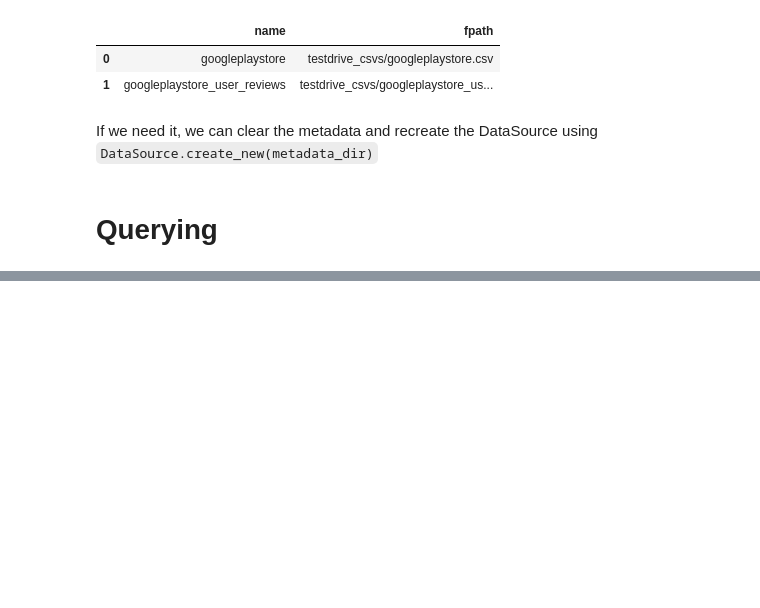
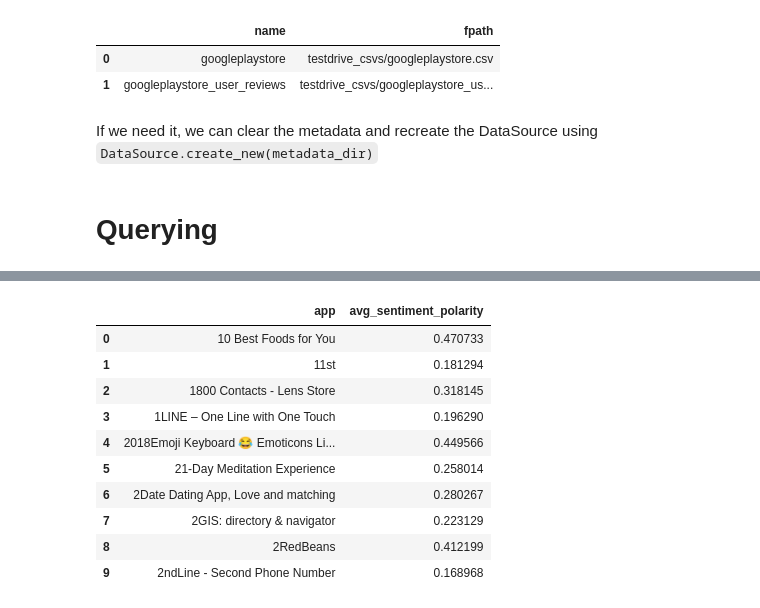
Before and after one commit to mindsdb/dfsql, a Jupyter notebook: testdrive.ipynb, the cells around one changed output, grey strips where cells are left out. Drawn from its saved outputs; the diff is of its cells as text; code cells hidden in the pictures; blank space fills up the shorter version.

```diff
--- a/testdrive.ipynb
+++ b/testdrive.ipynb
@@ -131,0 +142,12 @@ ValueError: labels ['app_y', 'app_x'] not contained in axis
+# %%
+sql = """
+SELECT app, avg(sentiment_polarity) as avg_sentiment_polarity
+FROM (
+    SELECT app, sentiment, sentiment_polarity
+    FROM googleplaystore INNER JOIN googleplaystore_user_reviews ON googleplaystore.app = googleplaystore_user_reviews.app
+) sub
+GROUP BY app
+LIMIT 10
+"""
+ds.query(sql)
+# %% [output]
@@ -131,0 +160,11 @@ ValueError: labels ['app_y', 'app_x'] not contained in axis
+|  | app | avg_sentiment_polarity |
+| 0 | 10 Best Foods for You | 0.470733 |
+| 1 | 11st | 0.181294 |
+| 2 | 1800 Contacts - Lens Store | 0.318145 |
+| 3 | 1LINE – One Line with One Touch | 0.196290 |
+| 4 | 2018Emoji Keyboard 😂 Emoticons Li... | 0.449566 |
+| 5 | 21-Day Meditation Experience | 0.258014 |
+| 6 | 2Date Dating App, Love and matching | 0.280267 |
+| 7 | 2GIS: directory & navigator | 0.223129 |
+| 8 | 2RedBeans | 0.412199 |
+| 9 | 2ndLine - Second Phone Number | 0.168968 |
```
Also changed, not shown: parts of 13 cells of this notebook, 2 other files.
